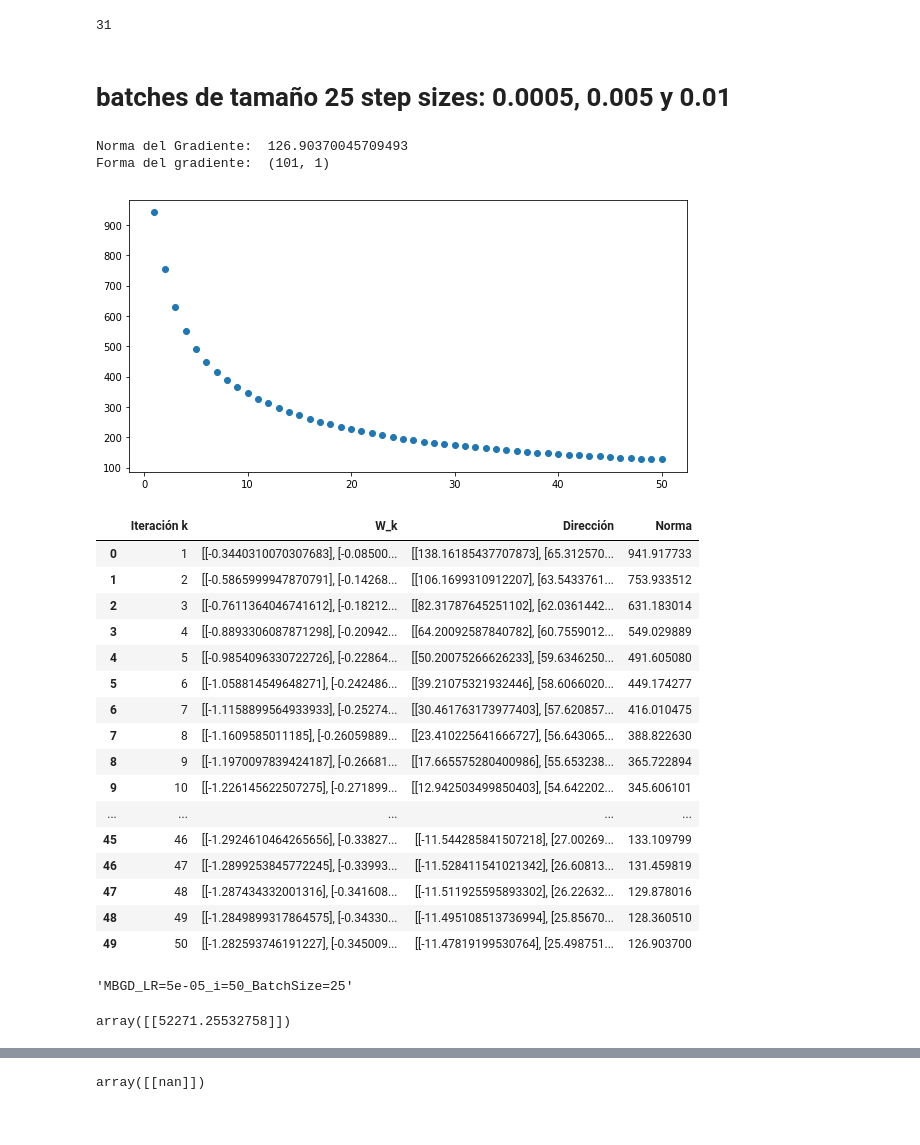
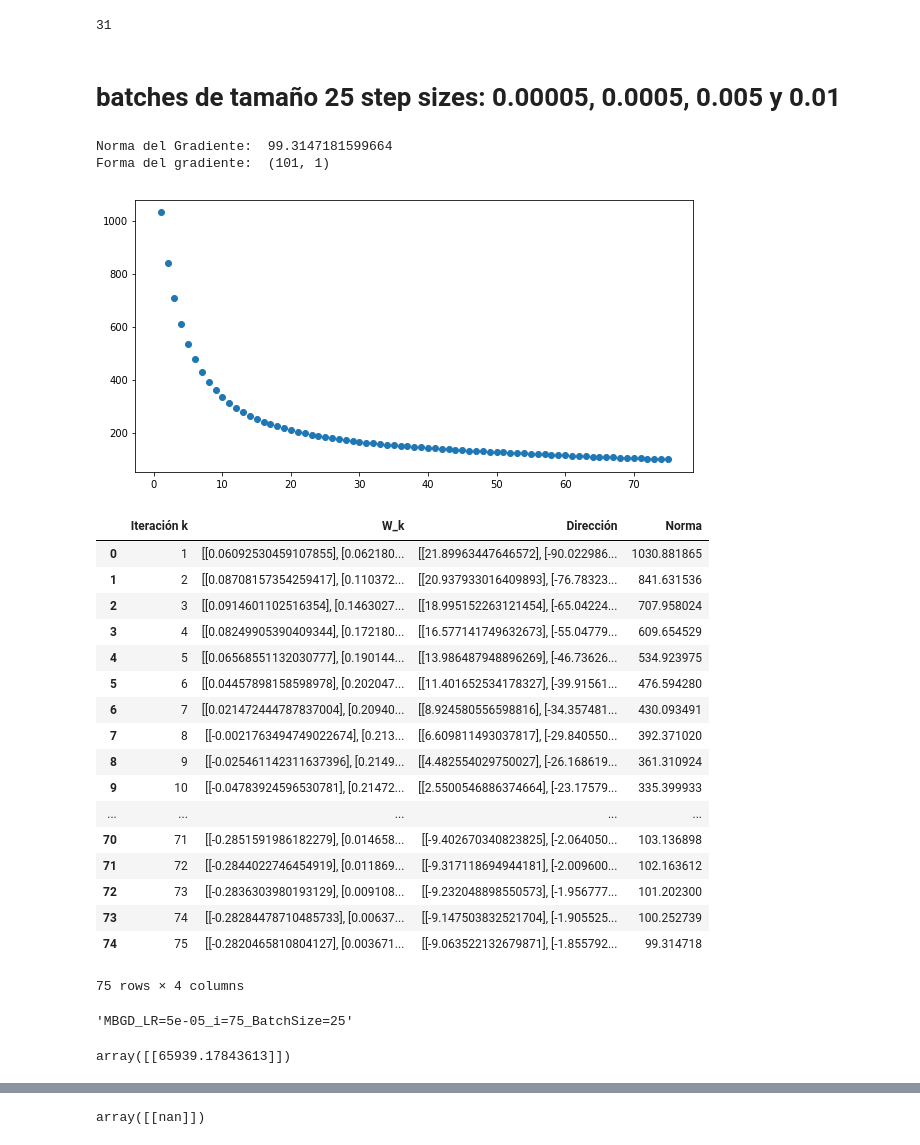
Before and after one commit to jmeonov201/Algoritmos-en-la-Ciencia-de-Datos, a Jupyter notebook: Laboratorio 3/Untitled.ipynb, the cells around one changed output, grey strips where cells are left out. Saved outputs shown, nothing was run; the diff lists cells and outputs as text; code cells hidden in the pictures.

```diff
--- a/Laboratorio 3/Untitled.ipynb
+++ b/Laboratorio 3/Untitled.ipynb
@@ -531,37 +583,38 @@ def MBGD(ye,w,equis,batch_size,tol=0.1,epochs=20,lr=0.1):
     return TableOut, iteracion_k, norma_k, cur_w, cadena_config, optimo
     print(gradiente.shape)
 # %% [markdown]
-# batches de tamaño 25 step sizes: 0.0005, 0.005 y 0.01
+# batches de tamaño 25 step sizes: 0.00005, 0.0005, 0.005 y 0.01
 # %%
-T_77, i_77, nor_77, w_77, kdna_77, op_77 = MBGD(y,w_nulo,x,25,tol=0.001102,epochs=50,lr=0.00005)
+T_77, i_77, nor_77, w_77, kdna_77, op_77 = MBGD(y,w_nulo,x,25,tol=0.001102,epochs=75,lr=0.00005)
 T_77
 # %% [output]
-Norma del Gradiente:  126.90370045709493
+Norma del Gradiente:  99.3147181599664
 Forma del gradiente:  (101, 1)
-[figure, old version]
+[figure, new version]
 |  | Iteración k | W_k | Dirección | Norma |
-| 0 | 1 | [[-0.3440310070307683], [-0.08500... | [[138.16185437707873], [65.312570... | 941.917733 |
-| 1 | 2 | [[-0.5865999947870791], [-0.14268... | [[106.1699310912207], [63.5433761... | 753.933512 |
-| 2 | 3 | [[-0.7611364046741612], [-0.18212... | [[82.31787645251102], [62.0361442... | 631.183014 |
-| 3 | 4 | [[-0.8893306087871298], [-0.20942... | [[64.20092587840782], [60.7559012... | 549.029889 |
-| 4 | 5 | [[-0.9854096330722726], [-0.22864... | [[50.20075266626233], [59.6346250... | 491.605080 |
-| 5 | 6 | [[-1.058814549648271], [-0.242486... | [[39.21075321932446], [58.6066020... | 449.174277 |
-| 6 | 7 | [[-1.1158899564933933], [-0.25274... | [[30.461763173977403], [57.620857... | 416.010475 |
-| 7 | 8 | [[-1.1609585011185], [-0.26059889... | [[23.410225641666727], [56.643065... | 388.822630 |
-| 8 | 9 | [[-1.1970097839424187], [-0.26681... | [[17.665575280400986], [55.653238... | 365.722894 |
-| 9 | 10 | [[-1.226145622507275], [-0.271899... | [[12.942503499850403], [54.642202... | 345.606101 |
+| 0 | 1 | [[0.06092530459107855], [0.062180... | [[21.89963447646572], [-90.022986... | 1030.881865 |
+| 1 | 2 | [[0.08708157354259417], [0.110372... | [[20.937933016409893], [-76.78323... | 841.631536 |
+| 2 | 3 | [[0.0914601102516354], [0.1463027... | [[18.995152263121454], [-65.04224... | 707.958024 |
+| 3 | 4 | [[0.08249905390409344], [0.172180... | [[16.577141749632673], [-55.04779... | 609.654529 |
+| 4 | 5 | [[0.06568551132030777], [0.190144... | [[13.986487948896269], [-46.73626... | 534.923975 |
+| 5 | 6 | [[0.04457898158598978], [0.202047... | [[11.401652534178327], [-39.91561... | 476.594280 |
+| 6 | 7 | [[0.021472444787837004], [0.20940... | [[8.924580556598816], [-34.357481... | 430.093491 |
+| 7 | 8 | [[-0.0021763494749022674], [0.213... | [[6.609811493037817], [-29.840550... | 392.371020 |
+| 8 | 9 | [[-0.025461142311637396], [0.2149... | [[4.482554029750027], [-26.168619... | 361.310924 |
+| 9 | 10 | [[-0.04783924596530781], [0.21472... | [[2.5500546886374664], [-23.17579... | 335.399933 |
 | ... | ... | ... | ... | ... |
-| 45 | 46 | [[-1.2924610464265656], [-0.33827... | [[-11.544285841507218], [27.00269... | 133.109799 |
-| 46 | 47 | [[-1.2899253845772245], [-0.33993... | [[-11.528411541021342], [26.60813... | 131.459819 |
-| 47 | 48 | [[-1.287434332001316], [-0.341608... | [[-11.511925595893302], [26.22632... | 129.878016 |
-| 48 | 49 | [[-1.2849899317864575], [-0.34330... | [[-11.495108513736994], [25.85670... | 128.360510 |
-| 49 | 50 | [[-1.282593746191227], [-0.345009... | [[-11.47819199530764], [25.498751... | 126.903700 |
+| 70 | 71 | [[-0.2851591986182279], [0.014658... | [[-9.402670340823825], [-2.064050... | 103.136898 |
+| 71 | 72 | [[-0.2844022746454919], [0.011869... | [[-9.317118694944181], [-2.009600... | 102.163612 |
+| 72 | 73 | [[-0.2836303980193129], [0.009108... | [[-9.232048898550573], [-1.956777... | 101.202300 |
+| 73 | 74 | [[-0.28284478710485733], [0.00637... | [[-9.147503832521704], [-1.905525... | 100.252739 |
+| 74 | 75 | [[-0.2820465810804127], [0.003671... | [[-9.063522132679871], [-1.855792... | 99.314718 |
+75 rows × 4 columns
 # %%
 kdna_77
 # %% [output]
-'MBGD_LR=5e-05_i=50_BatchSize=25'
+'MBGD_LR=5e-05_i=75_BatchSize=25'
 # %%
 op_77
 # %% [output]
-array([[52271.25532758]])
+array([[65939.17843613]])
 # %%
```
Also changed, not shown: parts of 82 cells of this notebook.
